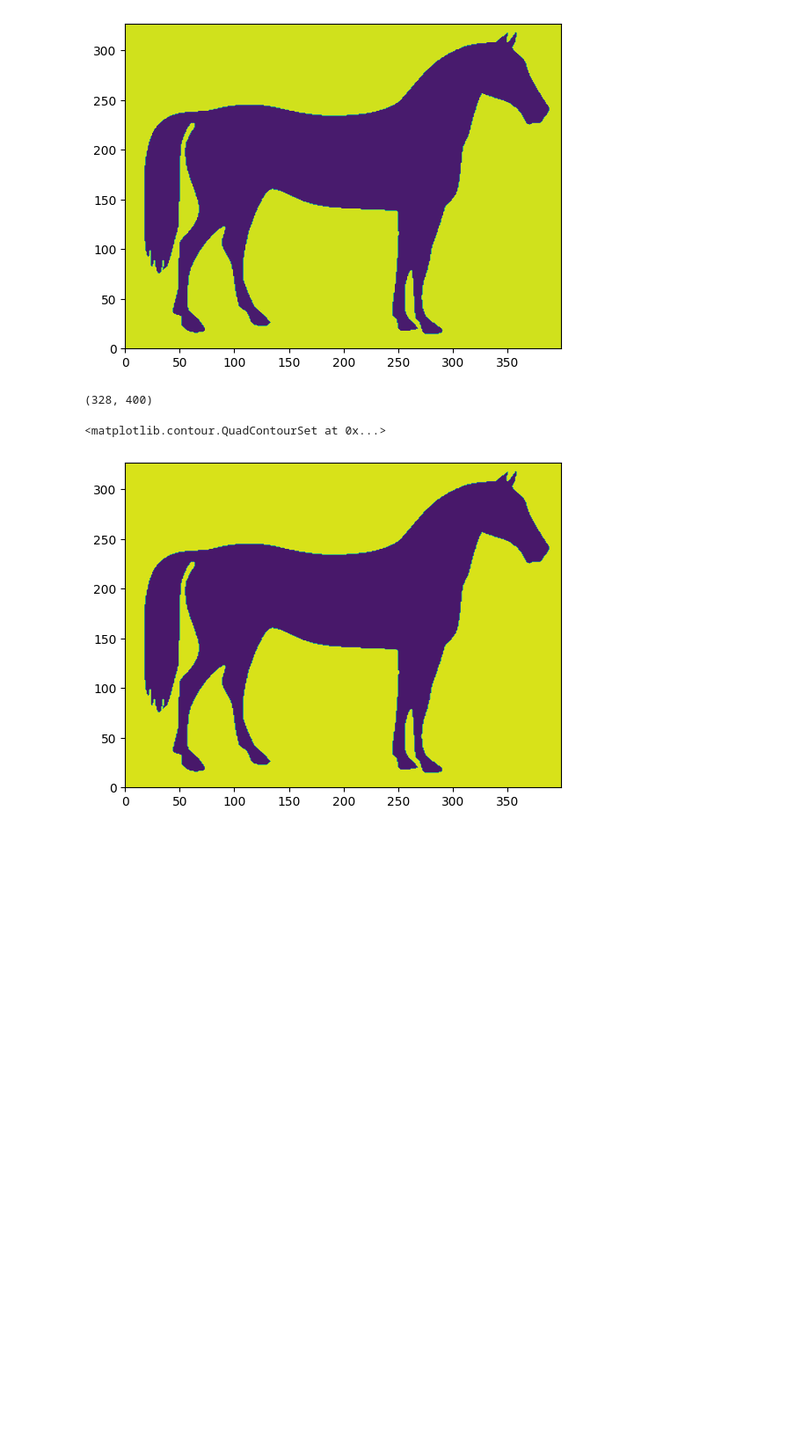
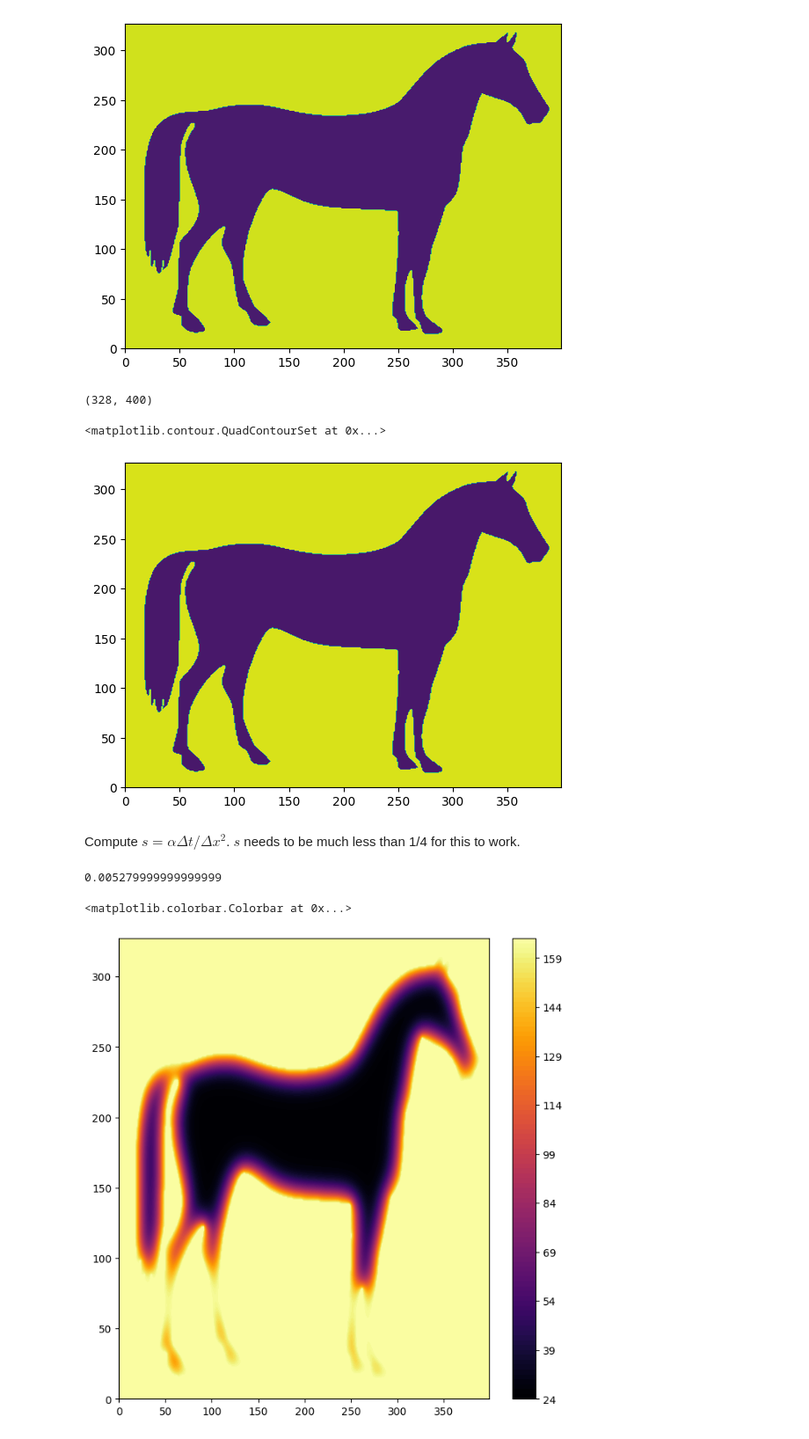
Before and after one commit to juliet29/windows, a Jupyter notebook: analysis/notebooks/230614_heat.ipynb, the cells around one changed output. Shown at 88% size. Cells and saved outputs as stored; diff of their text form; code cells hidden in the pictures; blank space fills up the shorter version.

```diff
--- a/analysis/notebooks/230614_heat.ipynb
+++ b/analysis/notebooks/230614_heat.ipynb
@@ -86,3 +86,47 @@ heat_frames[0] = init_heat
 x = 0.5
 dx = 0.5/100
 dt = 1
+# %% [markdown]
+Compute $s = \alpha \Delta t / \Delta x^2$. $s$ needs to be much less than 1/4 for this to work.
+# %%
+a_turk * dt / dx**2
+# %% [output]
+0.005279999999999999
+# %%
+# set up numba function
+
+@numba.jit("f8[:,:,:](f8[:,:,:], b1[:,:])", nopython=True, nogil=True)
+def solve_heat(heatmap, is_turkey):
+    cs = heatmap[0].copy() #current state
+    length = len(cs[0])
+    cf = 0 # current frame
+    for t in range(1,times):
+        ns = cs.copy() # new state
+        for i in range(1, length-1):
+            for j in range(1, length-1):
+                if is_turkey[j][i]:
+                    a = a_turk
+                    ns[j][i] = cs[j][i] + a*dt/dx**2 * (cs[j+1][i] + cs[j-1][i] +\
+                                                    cs[j][i+1] + cs[j][i-1] -\
+                                                    4*cs[j][i])
+        cs = ns.copy()
+        if t%f==0:
+            cf = cf + 1
+            heatmap[cf] = cs
+
+    return heatmap
+# %%
+# run equations and get heat snap shots
+heat_frames = solve_heat(heat_frames, turkey_bool)
+# %%
+# convert to celcius
+heat_frames -= 273.15
+# %%
+# plot of result
+my_cmap = plt.get_cmap('inferno')
+plt.figure(figsize=(8,8))
+a = plt.contourf(heat_frames[1000], 100, cmap=my_cmap, vmin=rawturk_temp-273.15, vmax=oven_temp-273.15)
+plt.colorbar(a)
+# %% [output]
+<matplotlib.colorbar.Colorbar at 0x...>
+[figure, added]
```
Also changed, not shown: parts of 1 cell of this notebook.
